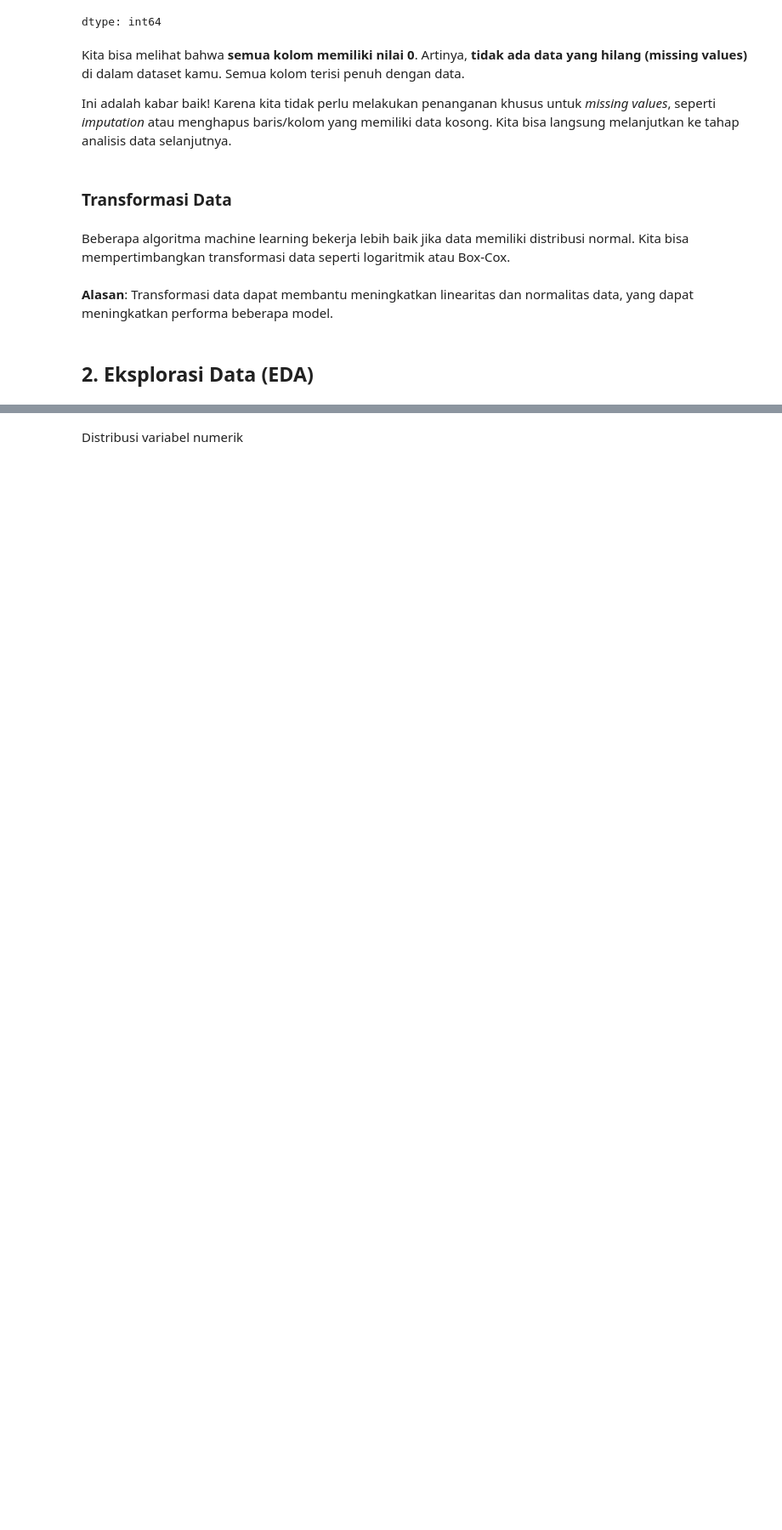
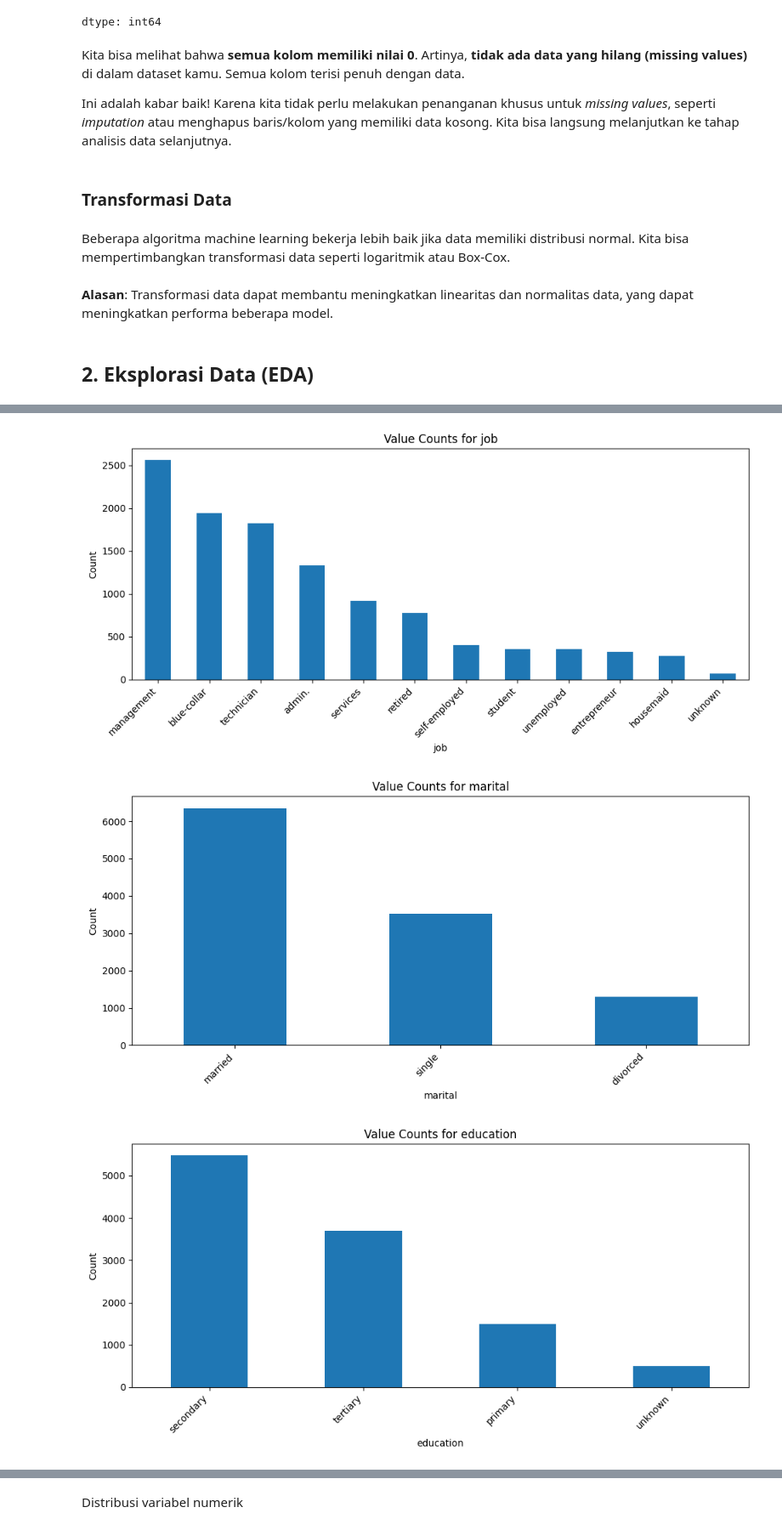
Before and after one commit to LatiefDataVisionary/data-management-and-data-infrastructure-college-task, a Jupyter notebook: Bank_Marketing_Campaign.ipynb, the cells around one changed output, grey strips where cells are left out. Shown at 85% size. Cells and saved outputs as stored; diff of their text form; code cells hidden in the pictures; blank space fills up the shorter version.

```diff
--- a/Bank_Marketing_Campaign.ipynb
+++ b/Bank_Marketing_Campaign.ipynb
@@ -135,0 +165,15 @@ for col in categorical_cols:
+# %%
+categorical_cols = [col for col in data.columns if data[col].dtype == 'object']
+for col in categorical_cols:
+  plt.figure(figsize=(10,5))  # Mengatur ukuran figure
+  data[col].value_counts().plot(kind='bar') # Membuat bar plot
+  plt.title(f'Value Counts for {col}') # Memberi judul plot
+  plt.xlabel(col) # Memberi label sumbu x
+  plt.ylabel('Count') # Memberi label sumbu y
+  plt.xticks(rotation=45, ha='right') # Merotasi label sumbu x agar mudah dibaca
+  plt.tight_layout() # Mengatur layout agar tidak tumpang tindih
+  plt.show() # Menampilkan plot
+# %% [output]
+[figure, added]
+[figure, added]
+[figure, added]
```
Also changed, not shown: parts of 13 cells of this notebook.
